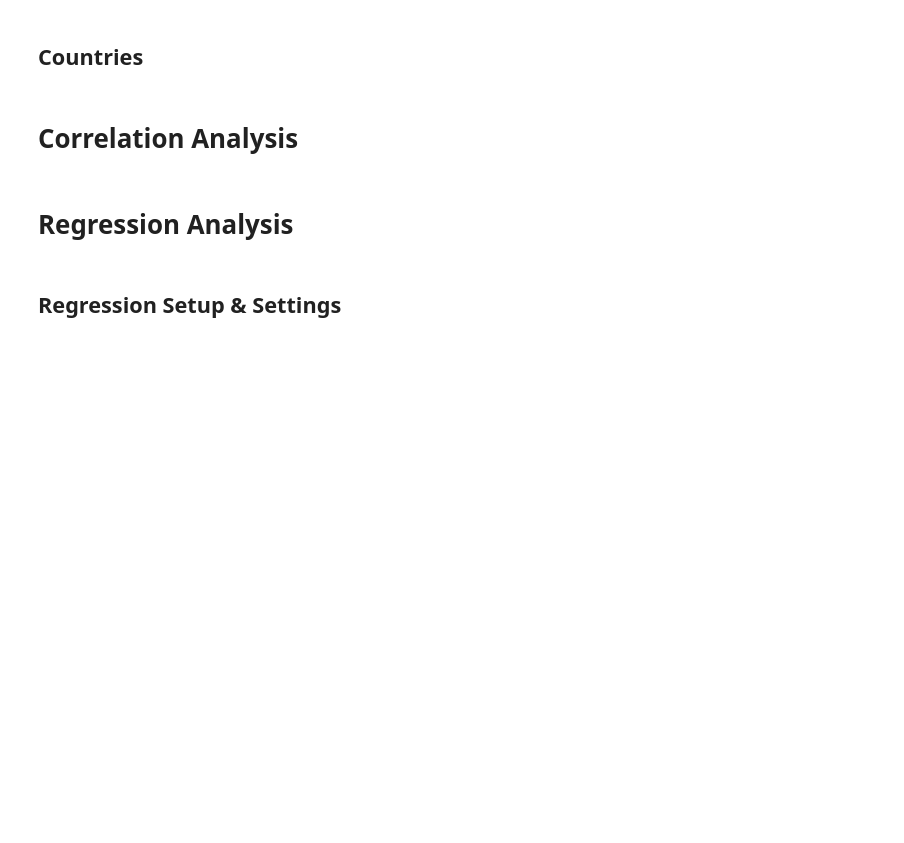
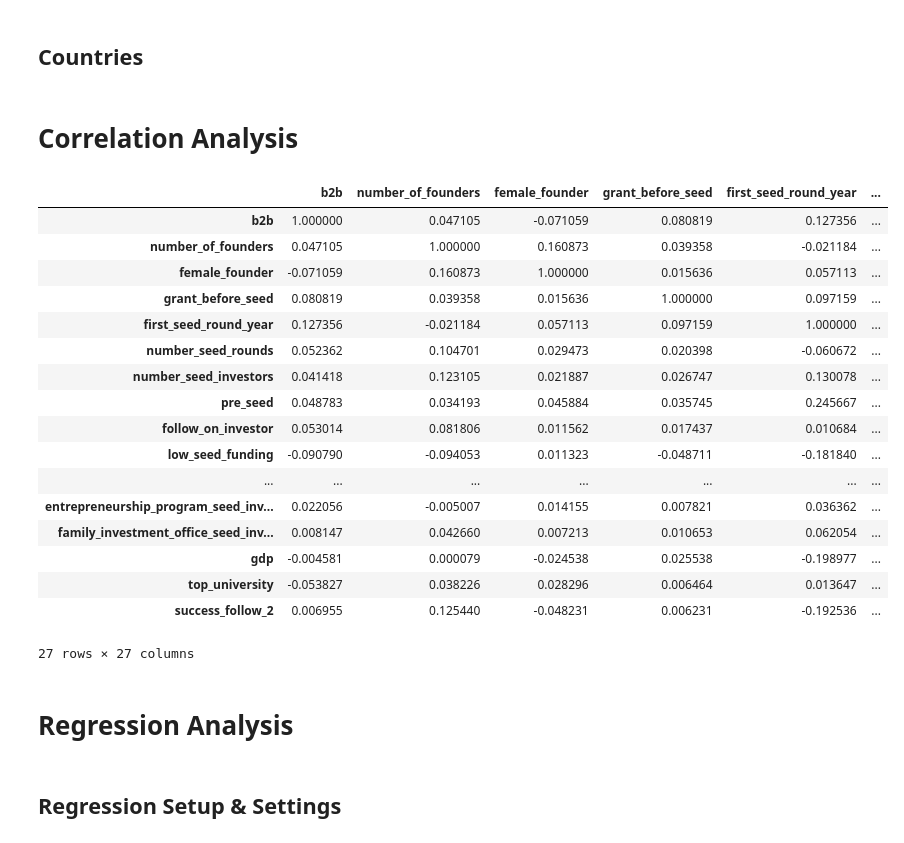
Before and after one commit to JDL05/thesis-spatial-seed-syndication, a Jupyter notebook: notebooks/data_operations.ipynb, the cells around one changed output. Saved outputs shown, nothing was run; the diff lists cells and outputs as text; code cells hidden in the pictures; blank space fills up the shorter version.

```diff
--- a/notebooks/data_operations.ipynb
+++ b/notebooks/data_operations.ipynb
@@ -1158,7 +1158,7 @@ def has_regional_institutional_investor(company_id):
         if "organization" in row["organization_person_name_url"]:
             lat2, lon2 = row["latitude"], row["longitude"]
             dist = haversine(lat1, lon1, lat2, lon2)
-            if dist <= 100:
+            if dist <= 20:
                 return True
     return False
 
@@ -1530,29 +1580,38 @@ country_counts.to_csv('data/visualization/country_counts.csv', index=False)
 # Correlation Analysis
 # %%
 correlation_features = [
-    "b2b", "hub_binary", "number_of_founders", "female_founder", "energy", "information_technology", "materials", "industrials",
-    "consumer_discretionary", "consumer_staples", "health_care", "financials", "communication_services",
-    "utilities", "real_estate", "other", "grant_before_seed", "angel_round_binary", "first_seed_round_year", "number_seed_rounds",
-    "number_seed_investors", "one_seed_investor_binary", "pre_seed", "follow_on_investor", "low_seed_funding",
-    "high_seed_funding", "duration_seed_stage", "all_homecountry_investors_in_seed_binary",
-    "regional_seed_investor_binary",  "lead_investor_in_seed", "accelerator_seed_investor_binary", "incubator_seed_investor_binary",
-    "micro_vc_seed_investor_binary", "corporate_venture_capital_seed_investor_binary", "angel_group_seed_investor_binary", "angel_seed_investor_binary",
+    "b2b","number_of_founders", "female_founder", "grant_before_seed",
+    "first_seed_round_year", "number_seed_rounds", "number_seed_investors", "pre_seed", "follow_on_investor",
+    "low_seed_funding", "high_seed_funding", "duration_seed_stage", "lead_investor_in_seed", "all_homecountry_investors_in_seed_binary",
+    "regional_seed_investor_binary", "geo_syndication",
+    "accelerator_seed_investor_binary", "incubator_seed_investor_binary", "hub_angel_investor",
+    "micro_vc_seed_investor_binary", "corporate_venture_capital_seed_investor_binary",
     "university_program_seed_investor_binary", "entrepreneurship_program_seed_investor_binary",
-    "family_investment_office_seed_investor_binary", "us_investor_binary", "gdp", "top_university"
+    "family_investment_office_seed_investor_binary", "gdp", "top_university", "success_follow_2"
 ]
-X = df[correlation_features].copy()
 
-bool_cols = X.select_dtypes(include='bool').columns
-X[bool_cols] = X[bool_cols].astype(int)
 
-X_with_const = sm.add_constant(X)
-
-vif_data = pd.DataFrame({
-    'feature': X_with_const.columns,
-    'VIF': [variance_inflation_factor(X_with_const.values, i)
-            for i in range(X_with_const.shape[1])]
-})
-vif_data
+correlation_matrix = df[correlation_features].corr()
+correlation_matrix
+# %% [output]
+|  | b2b | number_of_founders | female_founder | grant_before_seed | first_seed_round_year | ... |
+| b2b | 1.000000 | 0.047105 | -0.071059 | 0.080819 | 0.127356 | ... |
+| number_of_founders | 0.047105 | 1.000000 | 0.160873 | 0.039358 | -0.021184 | ... |
+| female_founder | -0.071059 | 0.160873 | 1.000000 | 0.015636 | 0.057113 | ... |
+| grant_before_seed | 0.080819 | 0.039358 | 0.015636 | 1.000000 | 0.097159 | ... |
+| first_seed_round_year | 0.127356 | -0.021184 | 0.057113 | 0.097159 | 1.000000 | ... |
+| number_seed_rounds | 0.052362 | 0.104701 | 0.029473 | 0.020398 | -0.060672 | ... |
+| number_seed_investors | 0.041418 | 0.123105 | 0.021887 | 0.026747 | 0.130078 | ... |
+| pre_seed | 0.048783 | 0.034193 | 0.045884 | 0.035745 | 0.245667 | ... |
+| follow_on_investor | 0.053014 | 0.081806 | 0.011562 | 0.017437 | 0.010684 | ... |
+| low_seed_funding | -0.090790 | -0.094053 | 0.011323 | -0.048711 | -0.181840 | ... |
+| ... | ... | ... | ... | ... | ... | ... |
+| entrepreneurship_program_seed_inv... | 0.022056 | -0.005007 | 0.014155 | 0.007821 | 0.036362 | ... |
+| family_investment_office_seed_inv... | 0.008147 | 0.042660 | 0.007213 | 0.010653 | 0.062054 | ... |
+| gdp | -0.004581 | 0.000079 | -0.024538 | 0.025538 | -0.198977 | ... |
+| top_university | -0.053827 | 0.038226 | 0.028296 | 0.006464 | 0.013647 | ... |
+| success_follow_2 | 0.006955 | 0.125440 | -0.048231 | 0.006231 | -0.192536 | ... |
+27 rows × 27 columns
 # %% [markdown]
 # Regression Analysis
 # %% [markdown]
```
Also changed, not shown: parts of 25 cells of this notebook, 7 other files.
